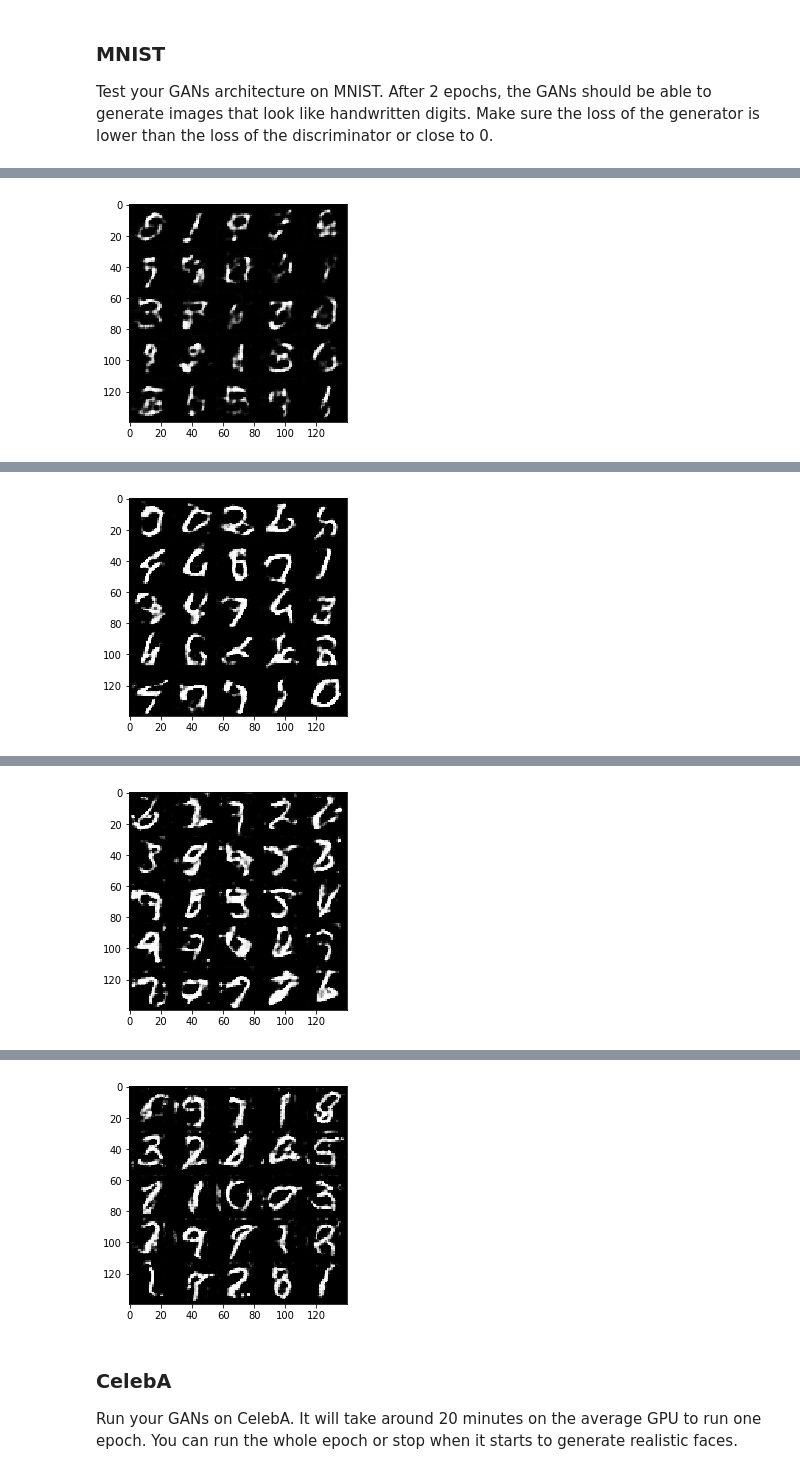
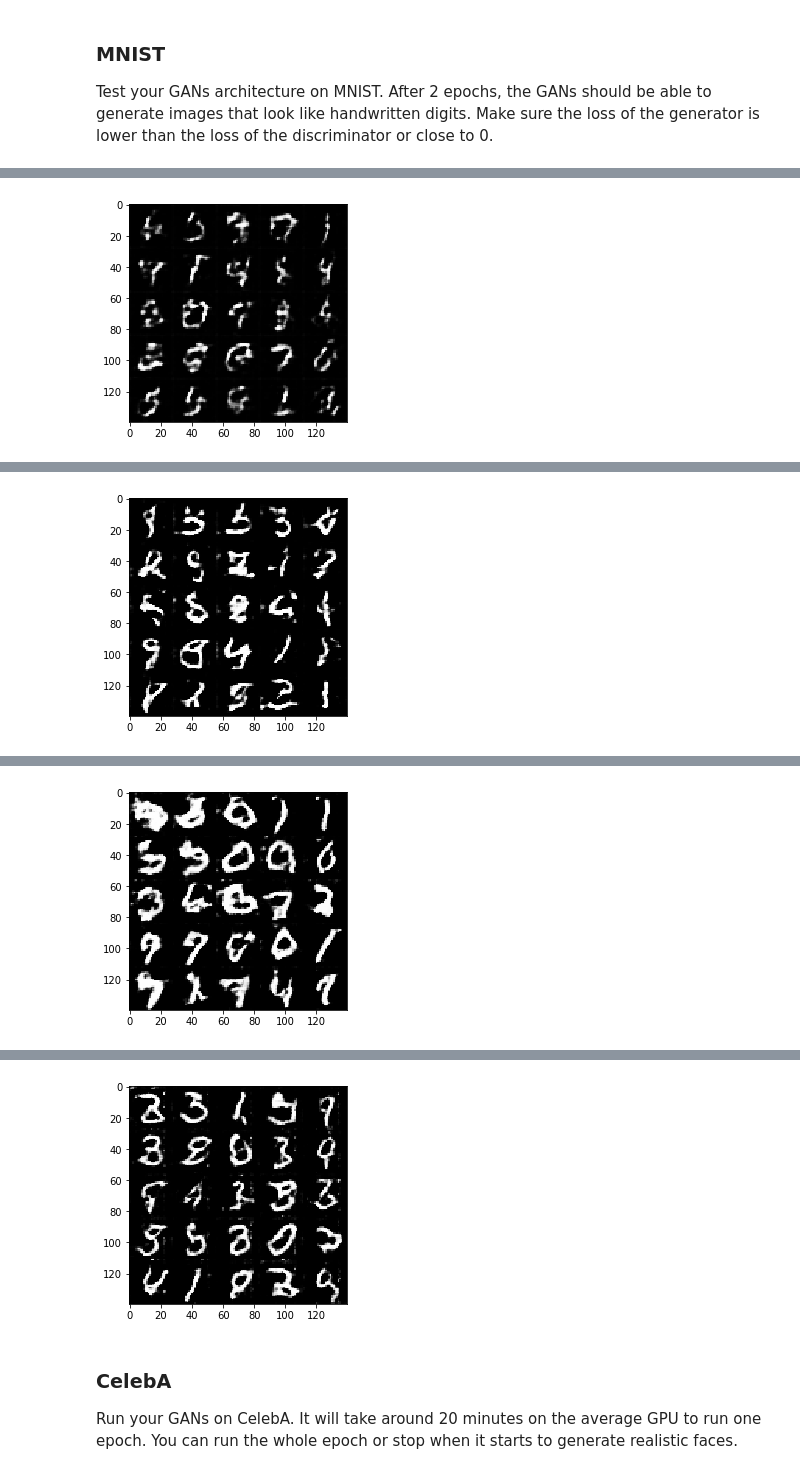
Before and after one commit to parkitny/gan-project, a Jupyter notebook: face_generation/dlnd_face_generation.ipynb, the cells around one changed output, grey strips where cells are left out. Saved outputs shown, nothing was run; the diff lists cells and outputs as text; code cells hidden in the pictures.

```diff
--- a/face_generation/dlnd_face_generation.ipynb
+++ b/face_generation/dlnd_face_generation.ipynb
@@ -377,7 +377,7 @@ Test your GANs architecture on MNIST.  After 2 epochs, the GANs should be able t
 batch_size = 100
 z_dim = 256
 learning_rate = 0.001
-beta1 = 0.4
+beta1 = 0.125
 
 
 """
@@ -396 +396 @@ Epoch 1/2 batch 300... Discriminator Loss: 1.6603... Generator Loss: 2.3942
-[figure, old version]
+[figure, new version]
@@ -400 +400 @@ Epoch 1/2 batch 600... Discriminator Loss: 1.3951... Generator Loss: 0.4951
-[figure, old version]
+[figure, new version]
@@ -404 +404 @@ Epoch 2/2 batch 300... Discriminator Loss: 2.0897... Generator Loss: 0.2541
-[figure, old version]
+[figure, new version]
@@ -408,4 +408,4 @@ Epoch 2/2 batch 600... Discriminator Loss: 0.9987... Generator Loss: 0.8691
-[figure, old version]
+[figure, new version]
 # %% [markdown]
 ### CelebA
 Run your GANs on CelebA.  It will take around 20 minutes on the average GPU to run one epoch.  You can run the whole epoch or stop when it starts to generate realistic faces.
```
Also changed, not shown: parts of 2 cells of this notebook, 1 other file.
